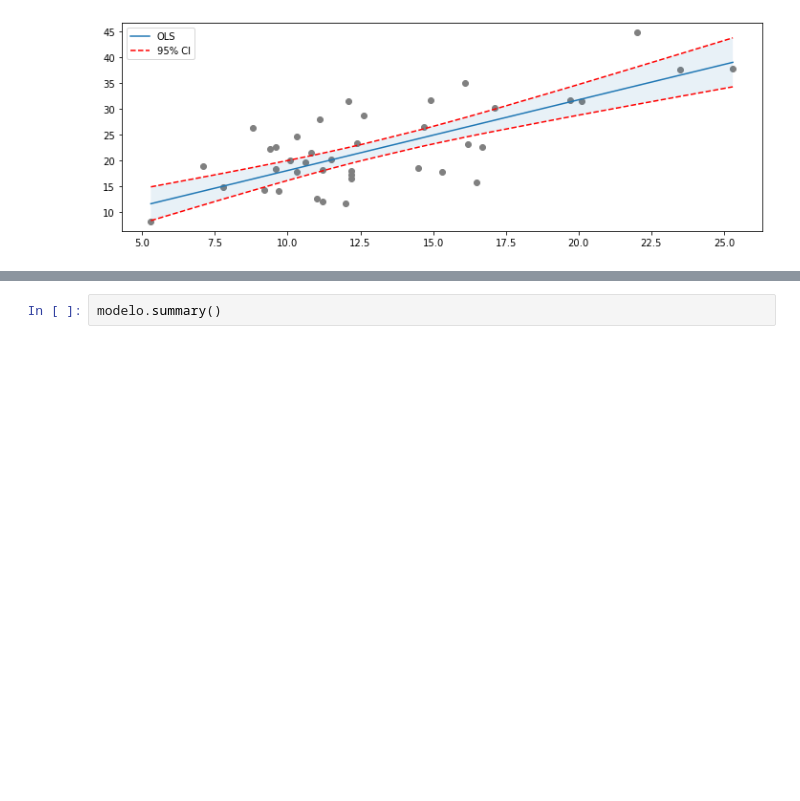
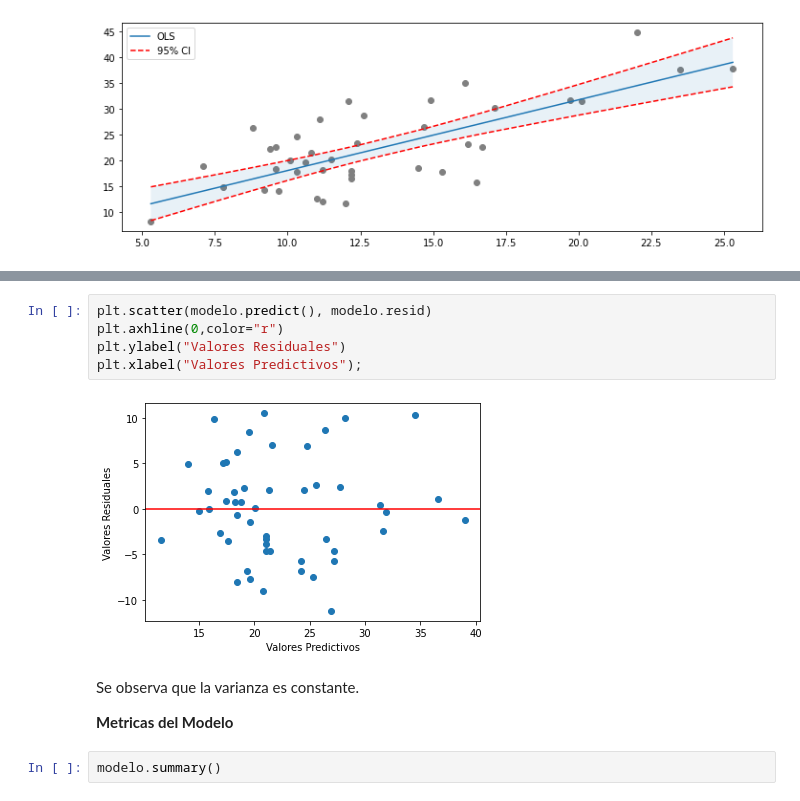
Before and after one commit to rodstaticPUC/Reg_Lineal_particiones, a Jupyter notebook: Nat_pobrez_Adol.ipynb, the cells around one changed output, grey strips where cells are left out. Drawn from its saved outputs; the diff is of its cells as text; blank space fills up the shorter version.

```diff
--- a/Nat_pobrez_Adol.ipynb
+++ b/Nat_pobrez_Adol.ipynb
@@ -300,3 +324,15 @@ ax.legend();
+# %%
+plt.scatter(modelo.predict(), modelo.resid)
+plt.axhline(0,color="r")
+plt.ylabel("Valores Residuales")
+plt.xlabel("Valores Predictivos");
+# %% [output]
+[figure, added]
+# %% [markdown]
+Se observa que la varianza es constante.
+
+
+**Metricas del Modelo**
 # %%
 modelo.summary()
 # %% [output]
```
Also changed, not shown: parts of 5 cells of this notebook.
